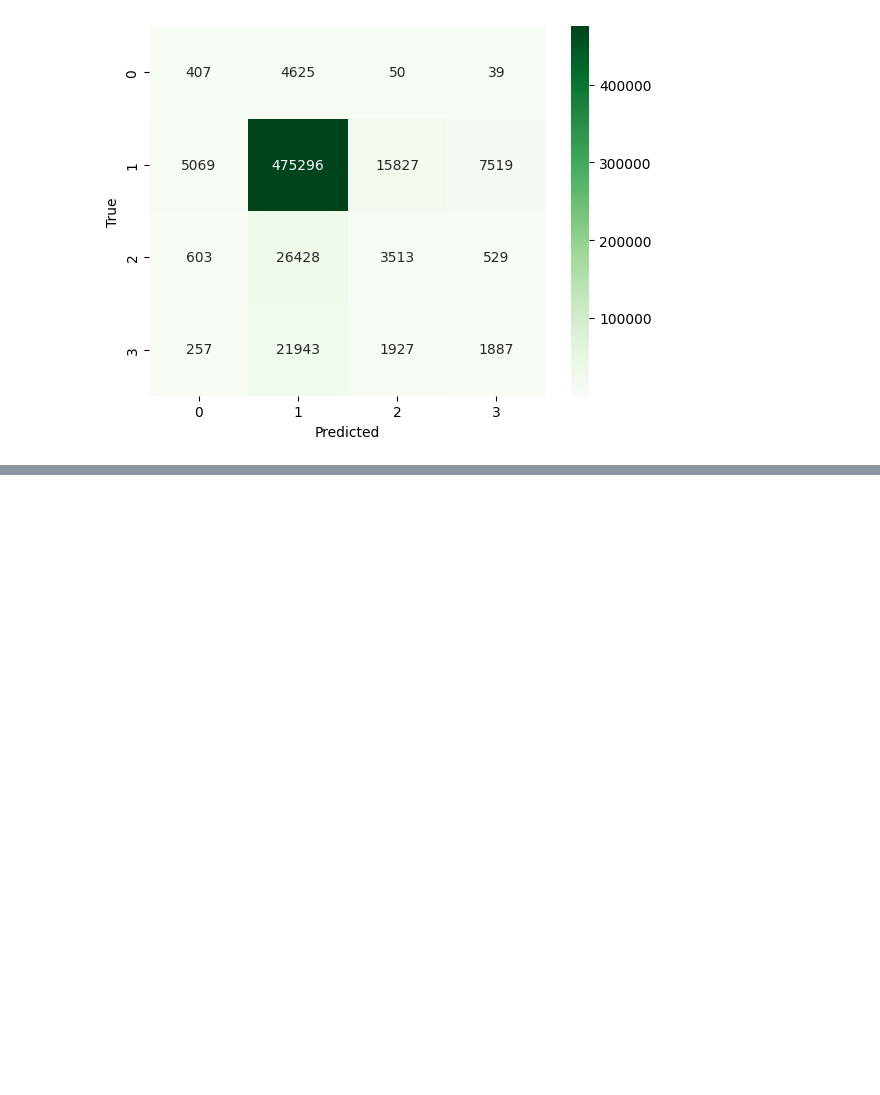
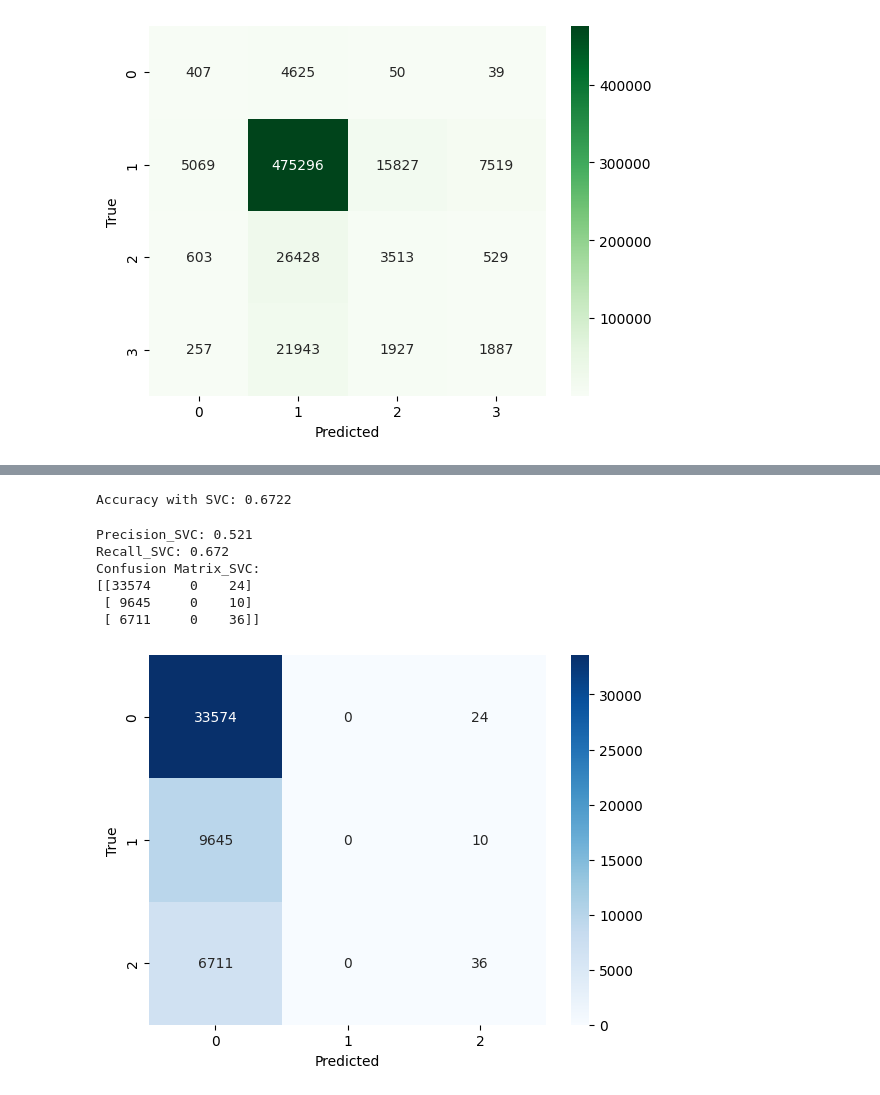
Before and after one commit to sparab2/ML_Project_Traffic, a Jupyter notebook: Project_Final.ipynb, the cells around one changed output, grey strips where cells are left out. Drawn from its saved outputs; the diff is of its cells as text; code cells hidden in the pictures; blank space fills up the shorter version.

```diff
--- a/Project_Final.ipynb
+++ b/Project_Final.ipynb
@@ -374,10 +376,13 @@ Confusion Matrix_Random_Forest:
 # %%
+# Select only the first 1000 rows from your DataFrame
+df_subset = df.iloc[:100000]
+
 # Separate the target variable from the features
-y2 = df['severity']
-X2 = df.drop(['severity', 'Start_Lat', 'Start_Lng'], axis=1)
+y2 = df_subset['severity']
+X2 = df_subset.drop(['severity', 'Start_Lat', 'Start_Lng'], axis=1)
 
 # Split the dataset into training and testing sets
-X2_train, X2_test, y2_train, y2_test = train_test_split(X2, y2, test_size=0.9, random_state=42)
+X2_train, X2_test, y2_train, y2_test = train_test_split(X2, y2, test_size=0.5, random_state=42)
 
 # Standardize the data
 scaler = StandardScaler()
@@ -397,21 +402,31 @@ svc.fit(X2_train_pca, y2_train)
 y2_pred = svc.predict(X2_test_pca)
 
 # Calculate the accuracy score of the model
-accuracy2 = accuracy_score(y2_test, y2_pred)
-print(f"Accuracy with SVC: {accuracy2}")
+accuracy_SVC = accuracy_score(y2_test, y2_pred)
+print(f"Accuracy with SVC: {accuracy_SVC}")
+# %% [output]
+Accuracy with SVC: 0.6722
 # %%
 # Evaluate the model
 
-precision_SVM = precision_score(y2_test, y2_pred, average='weighted')
-recall_SVM = recall_score(y2_test, y2_pred, average='weighted')
-cm_SVM = confusion_matrix(y2_test, y2_pred)
+precision_SVC = precision_score(y2_test, y2_pred, average='weighted')
+recall_SVC = recall_score(y2_test, y2_pred, average='weighted')
+cm_SVC = confusion_matrix(y2_test, y2_pred)
 
-print(f'Precision_SVM: {precision_SVM:.3f}')
-print(f'Recall_SVM: {recall_SVM:.3f}')
-print(f'Confusion Matrix_SVM:\n{cm_SVM}')
+print(f'Precision_SVC: {precision_SVC:.3f}')
+print(f'Recall_SVC: {recall_SVC:.3f}')
+print(f'Confusion Matrix_SVC:\n{cm_SVC}')
 
 # plot the confusion matrix as a heatmap
-sns.heatmap(cm_SVM, annot=True, fmt='g', cmap='Blues')
+sns.heatmap(cm_SVC, annot=True, fmt='g', cmap='Blues')
 plt.xlabel('Predicted')
 plt.ylabel('True')
 plt.show()
+# %% [output]
+Precision_SVC: 0.521
+Recall_SVC: 0.672
+Confusion Matrix_SVC:
+[[33574     0    24]
+ [ 9645     0    10]
+ [ 6711     0    36]]
+[figure, added]
```
Also changed, not shown: parts of 3 cells of this notebook.
